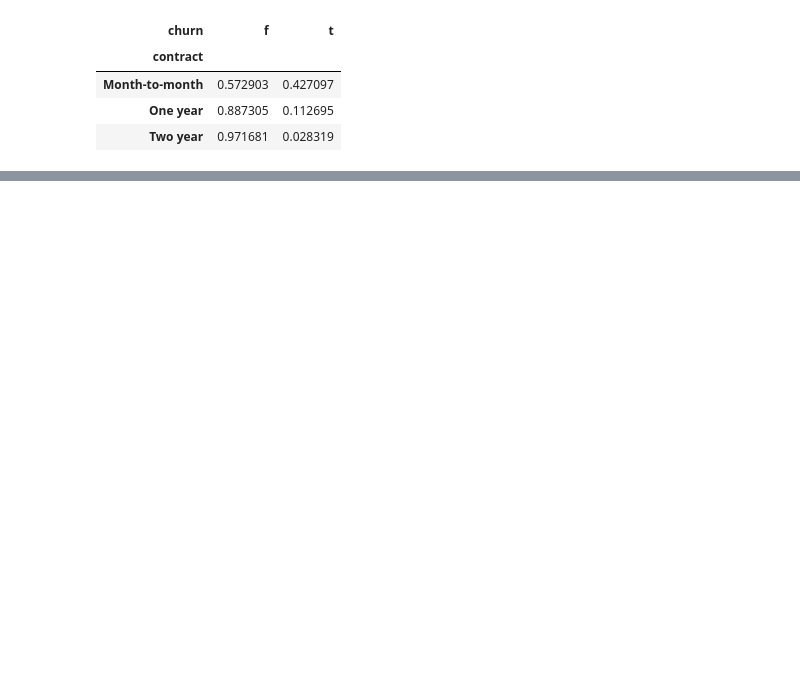
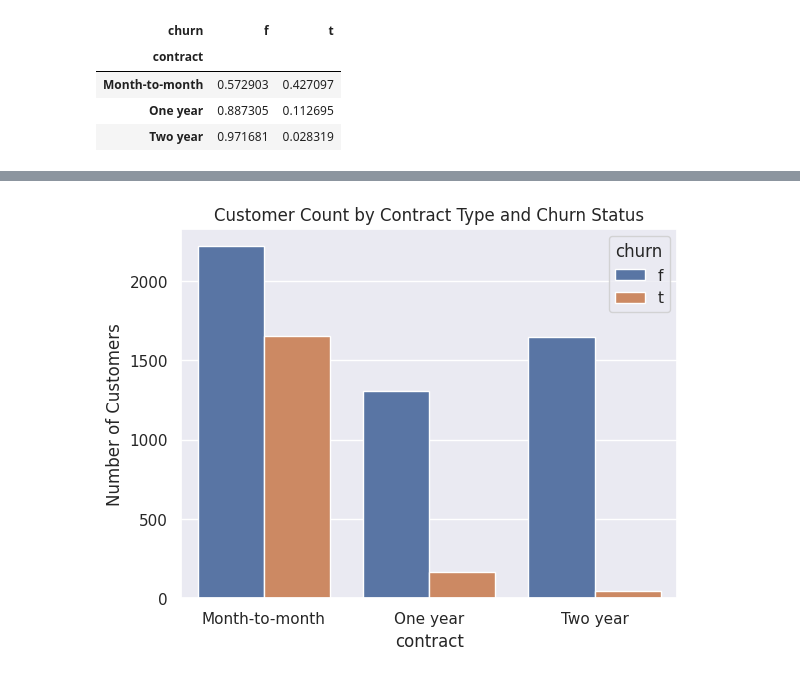
Before and after one commit to G-forcemole/customer-churn-prediction, a Jupyter notebook: telco_churn.ipynb, the cells around one changed output, grey strips where cells are left out. Saved outputs shown, nothing was run; the diff lists cells and outputs as text; code cells hidden in the pictures; blank space fills up the shorter version.

```diff
--- a/telco_churn.ipynb
+++ b/telco_churn.ipynb
@@ -134,0 +154,12 @@ plt.show()
+# %%
+sns.countplot(
+    data=df,
+    x="contract",
+    hue="churn"
+)
+
+plt.title("Customer Count by Contract Type and Churn Status")
+plt.ylabel("Number of Customers")
+plt.show()
+# %% [output]
+[figure, added]
```
Also changed, not shown: parts of 6 cells of this notebook.
